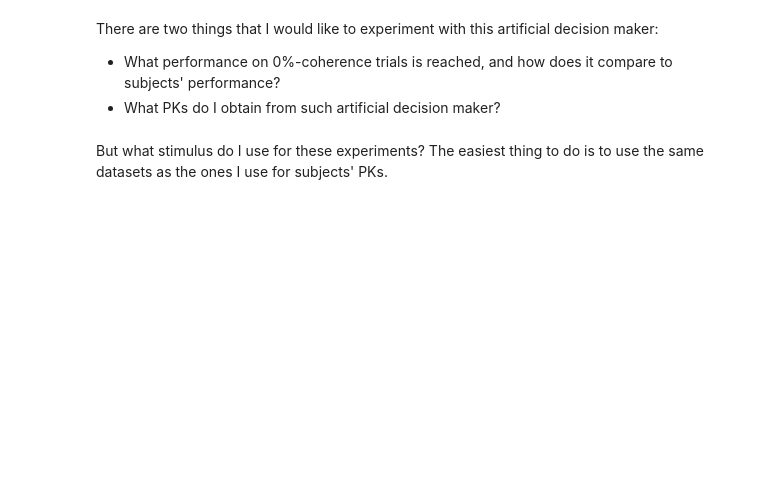
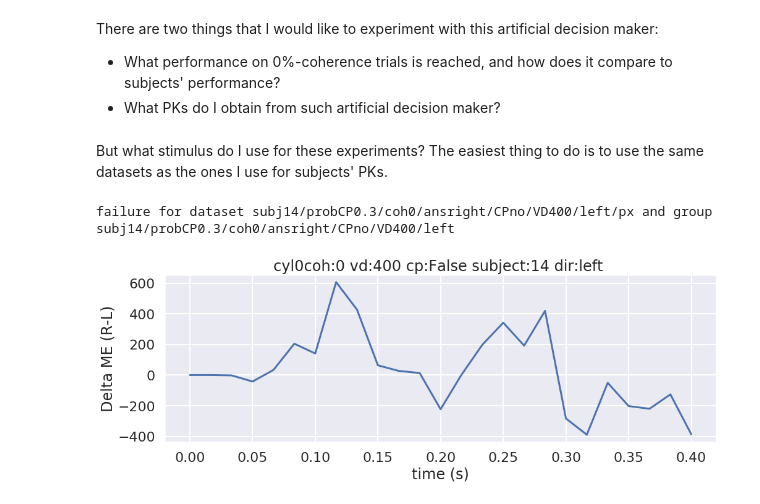
Before and after one commit to aernesto/motion_energy_Adrian, a Jupyter notebook: Python/notebooks/Artificial_DM.ipynb, the cells around one changed output. Cells and saved outputs as stored; diff of their text form; code cells hidden in the pictures; blank space fills up the shorter version.

```diff
--- a/Python/notebooks/Artificial_DM.ipynb
+++ b/Python/notebooks/Artificial_DM.ipynb
@@ -45,9 +47,21 @@ There are two things that I would like to experiment with this artificial decisi
 # %% [markdown]
 But what stimulus do I use for these experiments? The easiest thing to do is to use the same datasets as the ones I use for subjects' PKs.
 # %%
-file_path = '/home/adrian/SingleCP_DotsReversal/processed/pilot_v3.h5'
+file_path = '/home/adrian/SingleCP_DotsReversal/Fall2019/processed/fall2019_v2.h5'
 obj_names, db_info = my_me.get_object_names_in_db(file_path)
+# %%
+CYLINDERS = (
+    (('coh', (0,), 'vd', (400,), 'cp', (False,), 'subject', (14,), 'dir', ('left',)), True),     # 0
+    (('coh', (0,), 'vd', (400,), 'cp', (False,), 'subject', (14,), 'dir', ('right',)), True),     # 1
+    (('coh', (0,), 'vd', (400,), 'cp', (False,), 'subject', (14,)), True),     # 2
+    (('coh', (0,), 'vd', (400,), 'cp', (True,), 'subject', (14,), 'dir', ('left',)), True),     # 3
+    (('coh', (0,), 'vd', (400,), 'cp', (True,), 'subject', (14,), 'dir', ('right',)), True),     # 4
+    (('coh', (0,), 'vd', (400,), 'cp', (True,), 'subject', (14,)), True),     # 5
+)
 # %%
 first_args = db_info, 50, CYLINDERS, obj_names, file_path
 # %%
-my_me.plot_cyl(*first_args, 0)
+my_me.plot_cyl(*first_args, 0, real=True)
+# %% [output]
+failure for dataset subj14/probCP0.3/coh0/ansright/CPno/VD400/left/px and group subj14/probCP0.3/coh0/ansright/CPno/VD400/left
+[figure, added]
```
Also changed, not shown: parts of 12 cells of this notebook, 3 other files.
